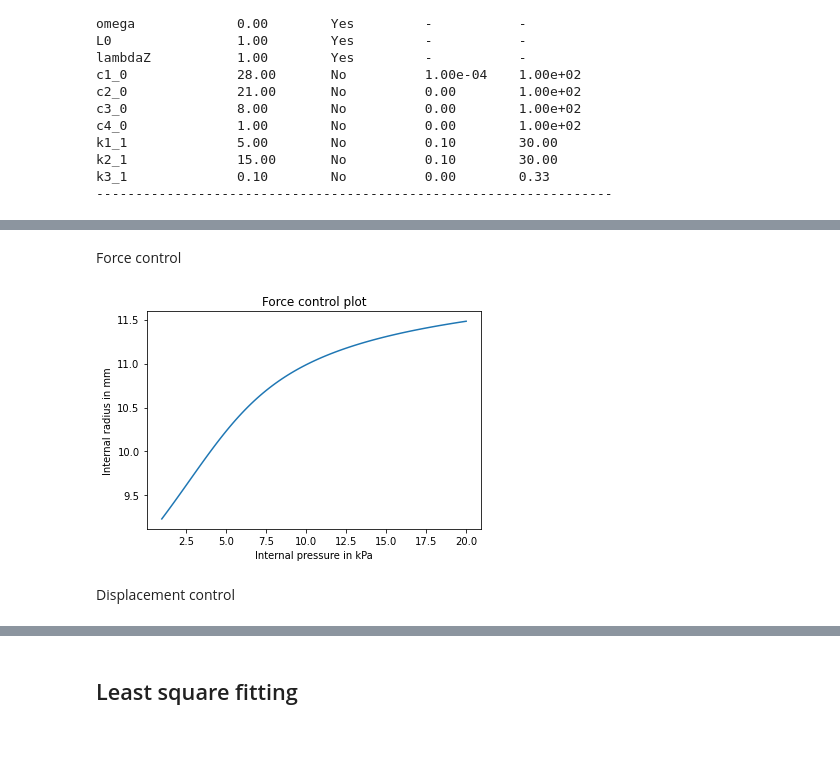
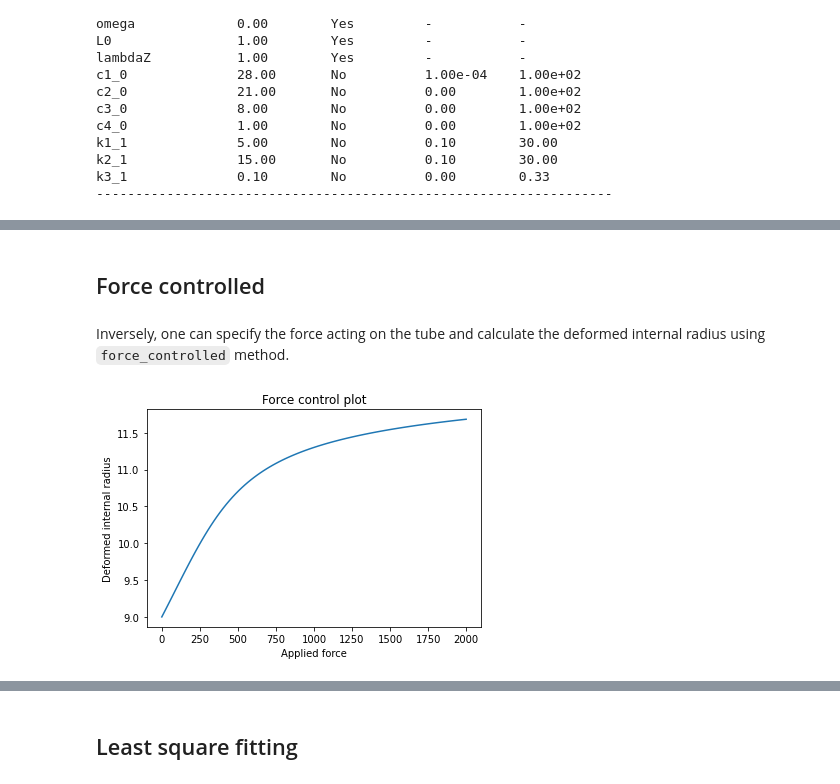
Before and after one commit to ankushaggarwal/pymecht, a Jupyter notebook: Examples/examples_CR.ipynb, the cells around one changed output, grey strips where cells are left out. Saved outputs shown, nothing was run; the diff lists cells and outputs as text; code cells hidden in the pictures; blank space fills up the shorter version.

```diff
--- a/Examples/examples_CR.ipynb
+++ b/Examples/examples_CR.ipynb
@@ -3,3 +13,6 @@
 # %%
-import pymecht as pmt
-import numpy as np
+mat_model = pmt.MatModel('Yeoh','goh')
+sample = pmt.TubeInflation(mat_model)
+pmt.specify_two_fibers(sample,10)
+params = sample.parameters
+print(sample,params)
@@ -55,5 +36,0 @@ k3_1              0.10        No          0.00        0.33
-# %%
-sample = pmt.TubeInflation(model, force_measure='pressure')
-print(sample)
-params = sample.parameters
-params #Additional sample parameters are added to the dictionnary
@@ -149,14 +108,14 @@ Component2: GOH with fiber direction(s):[array([0.        , 0.99500417, 0.099833
 # %% [markdown]
-Force control
+## Force controlled
+# %% [markdown]
+Inversely, one can specify the force acting on the tube and calculate the deformed internal radius using `force_controlled` method.
 # %%
 from matplotlib import pyplot as plt
-inp = np.linspace(1,20,100)
-plt.plot(inp,sample.force_controlled(inp,params))
-plt.ylabel('Internal radius in mm')
-plt.xlabel('Internal pressure in kPa')
+force = np.linspace(0,2000,100)
+plt.plot(force,sample.force_controlled(force,params))
+plt.ylabel('Deformed internal radius')
+plt.xlabel('Applied force')
 plt.title('Force control plot')
 plt.show()
 # %% [output]
-[figure, old version]
+[figure, new version]
-# %% [markdown]
-Displacement control
```
Also changed, not shown: parts of 46 cells of this notebook.
